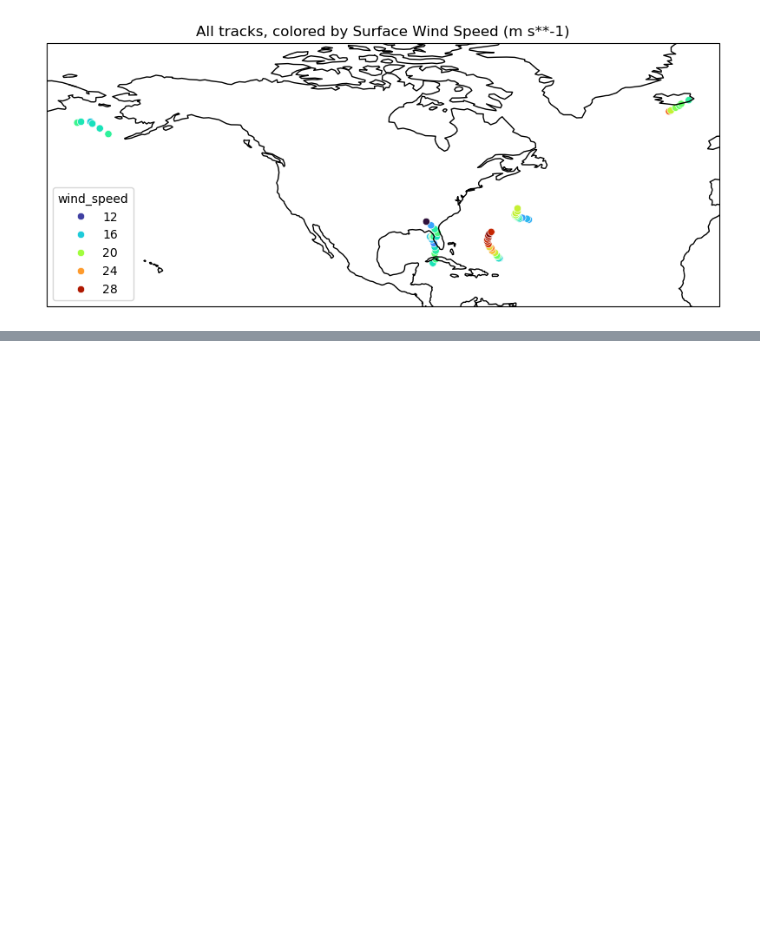
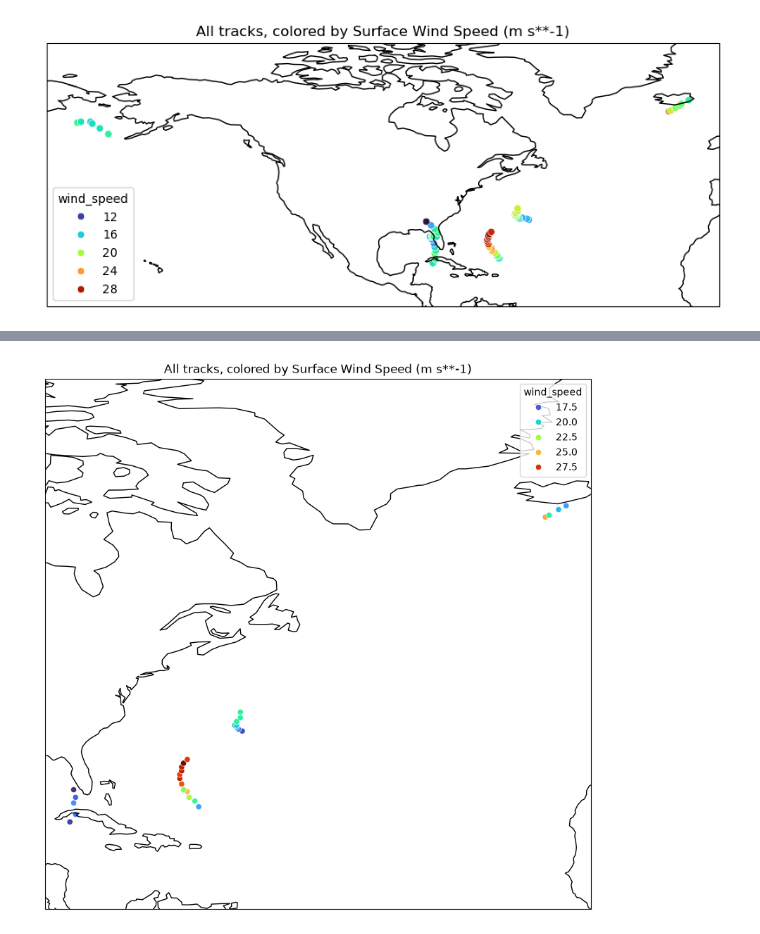
Before and after one commit to Cambridge-ICCS/TCTrack, a Jupyter notebook: tutorial/tstorms.ipynb, the cells around one changed output, grey strips where cells are left out. Saved outputs shown, nothing was run; the diff lists cells and outputs as text; code cells hidden in the pictures; blank space fills up the shorter version.

```diff
--- a/tutorial/tstorms.ipynb
+++ b/tutorial/tstorms.ipynb
@@ -241,13 +241,18 @@ Finally we can visualise the results by plotting the tracks on a map.
 import huracanpy
 import matplotlib.pyplot as plt
 
-tracks = huracanpy.load("tracks_tstorms.nc", trajectory_id=["trajectory"])
 
-intensity = tracks.wind_speed
-fig, ax = huracanpy.plot.tracks(tracks.lon, tracks.lat, intensity_var=intensity)
+def plot_tracks(filename):  # noqa: D103
+    tracks = huracanpy.load(filename, trajectory_id=["trajectory"])
 
-ax.set_ylim(10, 80)
-plt.title(f"All tracks, colored by {intensity.long_name} ({intensity.units})")
-plt.show()
+    intensity = tracks.wind_speed
+    _, ax = huracanpy.plot.tracks(tracks.lon, tracks.lat, intensity_var=intensity)
+
+    ax.set_ylim(10, 80)
+    plt.title(f"All tracks, colored by {intensity.long_name} ({intensity.units})")
+    plt.show()
+
+
+plot_tracks("tracks_tstorms.nc")
 # %% [output]
 [figure]
@@ -253,0 +265,8 @@ plt.show()
+# %%
+tstorms_tracker.detect_parameters.vort_crit = 6.0e-05  # s⁻¹
+tstorms_tracker.detect_parameters.tm_crit = 1.2  # °C
+tstorms_tracker.run_tracker("tracks_tstorms_2.nc", verbosity=0)
+
+plot_tracks("tracks_tstorms_2.nc")
+# %% [output]
+[figure, added]
```
Also changed, not shown: parts of 1 cell of this notebook, 1 other file.
